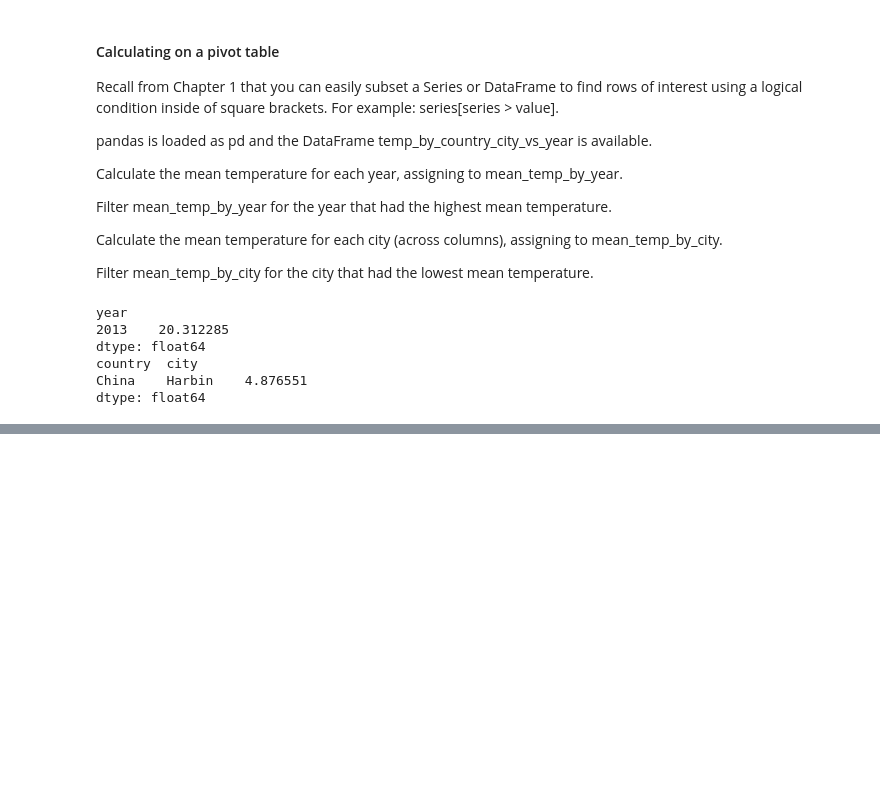
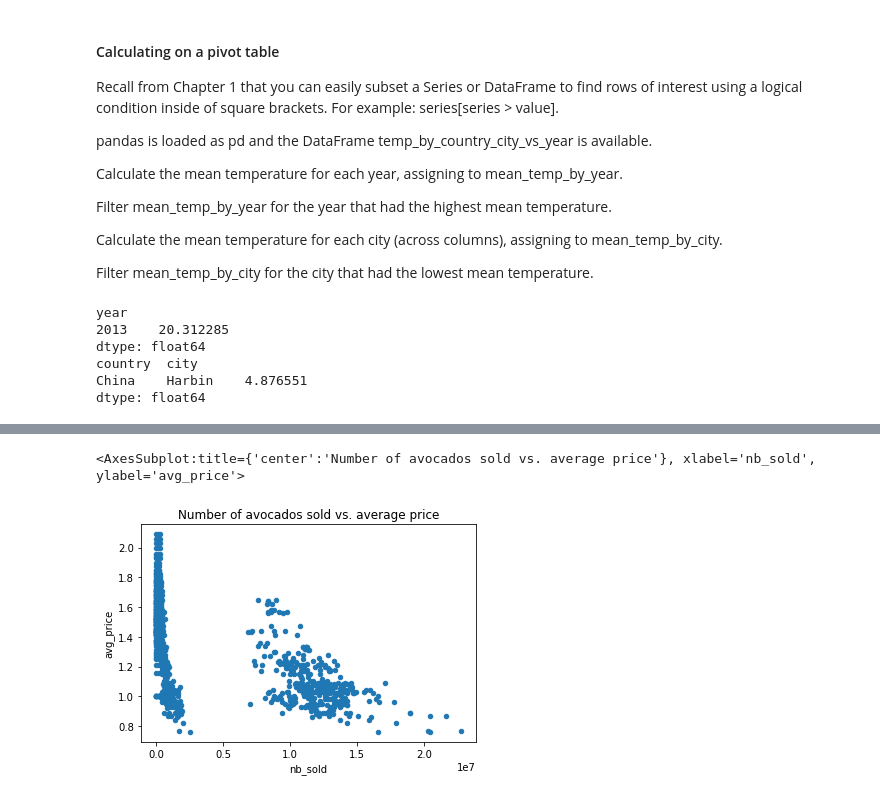
Before and after one commit to Code-Pizza/PythonDataScienceDataCamp, a Jupyter notebook: Data Manipulation with Pandas/Data Manipulation with Pandas.ipynb, the cells around one changed output, grey strips where cells are left out. Saved outputs shown, nothing was run; the diff lists cells and outputs as text; code cells hidden in the pictures; blank space fills up the shorter version.

```diff
--- a/Data Manipulation with Pandas/Data Manipulation with Pandas.ipynb
+++ b/Data Manipulation with Pandas/Data Manipulation with Pandas.ipynb
@@ -1618,0 +1707,9 @@ dtype('float64')
+# %%
+# Scatter plot of nb_sold vs avg_price with title
+avocados.plot(x = "nb_sold", y = "avg_price", title = "Number of avocados sold vs. average price", kind = "scatter")
+
+# Show the plot
+plt.show()
+# %% [output]
+<AxesSubplot:title={'center':'Number of avocados sold vs. average price'}, xlabel='nb_sold', ylabel='avg_price'>
+[figure, added]
```
Also changed, not shown: parts of 31 cells of this notebook, 4 other files.
